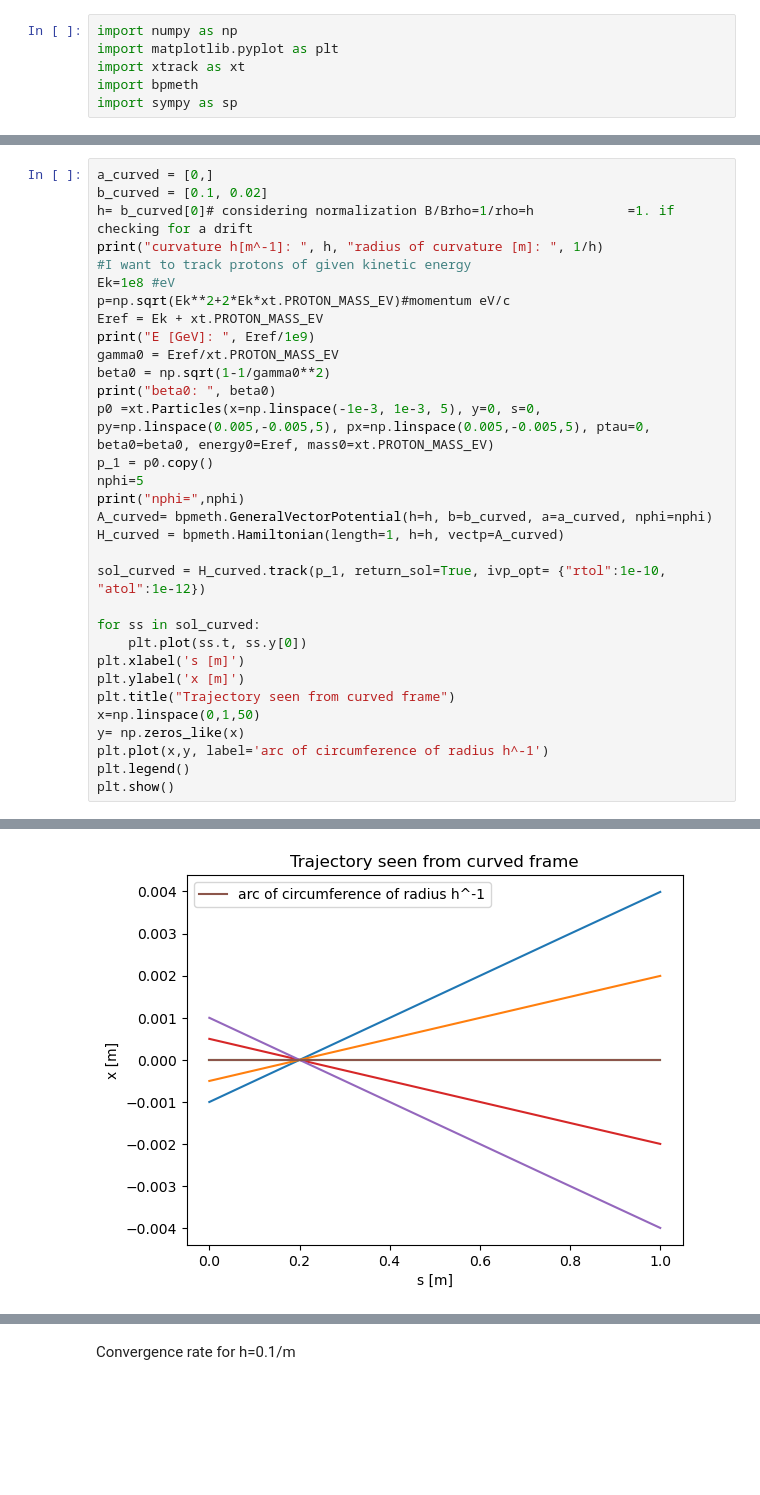
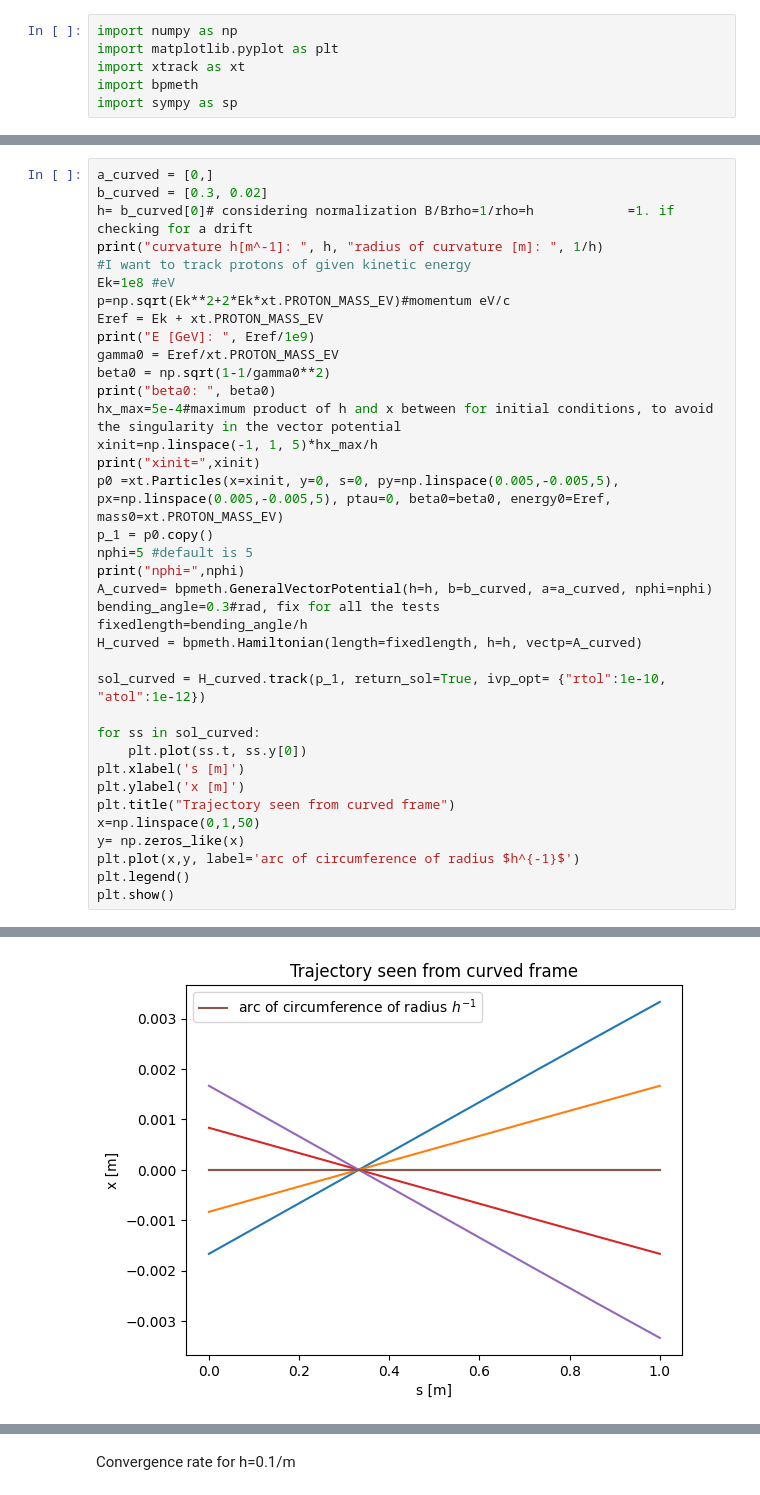
Before and after one commit to marcoliniF/bpmeth, a Jupyter notebook: preliminaryTrials/6.2convergenceChanging_h.ipynb, the cells around one changed output, grey strips where cells are left out. Cells and saved outputs as stored; diff of their text form; blank space fills up the shorter version.

Commit message:
looped test for different maxordx

```diff
--- a/preliminaryTrials/6.2convergenceChanging_h.ipynb
+++ b/preliminaryTrials/6.2convergenceChanging_h.ipynb
@@ -9,6 +11,6 @@ import sympy as sp
 # %%
 a_curved = [0,]
-b_curved = [0.1, 0.02]
+b_curved = [0.3, 0.02]
 h= b_curved[0]# considering normalization B/Brho=1/rho=h            =1. if checking for a drift
 print("curvature h[m^-1]: ", h, "radius of curvature [m]: ", 1/h)
 #I want to track protons of given kinetic energy
@@ -19,12 +21,17 @@ print("E [GeV]: ", Eref/1e9)
 gamma0 = Eref/xt.PROTON_MASS_EV
 beta0 = np.sqrt(1-1/gamma0**2)
 print("beta0: ", beta0)
-p0 =xt.Particles(x=np.linspace(-1e-3, 1e-3, 5), y=0, s=0, py=np.linspace(0.005,-0.005,5), px=np.linspace(0.005,-0.005,5), ptau=0, beta0=beta0, energy0=Eref, mass0=xt.PROTON_MASS_EV)
+hx_max=5e-4#maximum product of h and x between for initial conditions, to avoid the singularity in the vector potential
+xinit=np.linspace(-1, 1, 5)*hx_max/h
+print("xinit=",xinit)
+p0 =xt.Particles(x=xinit, y=0, s=0, py=np.linspace(0.005,-0.005,5), px=np.linspace(0.005,-0.005,5), ptau=0, beta0=beta0, energy0=Eref, mass0=xt.PROTON_MASS_EV)
 p_1 = p0.copy()
-nphi=5
+nphi=5 #default is 5
 print("nphi=",nphi)
 A_curved= bpmeth.GeneralVectorPotential(h=h, b=b_curved, a=a_curved, nphi=nphi)
-H_curved = bpmeth.Hamiltonian(length=1, h=h, vectp=A_curved)
+bending_angle=0.3#rad, fix for all the tests
+fixedlength=bending_angle/h
+H_curved = bpmeth.Hamiltonian(length=fixedlength, h=h, vectp=A_curved)
 
 sol_curved = H_curved.track(p_1, return_sol=True, ivp_opt= {"rtol":1e-10, "atol":1e-12})
 
@@ -35,7 +42,7 @@ plt.ylabel('x [m]')
 plt.title("Trajectory seen from curved frame")
 x=np.linspace(0,1,50)
 y= np.zeros_like(x)
-plt.plot(x,y, label='arc of circumference of radius h^-1')
+plt.plot(x,y, label='arc of circumference of radius $h^{-1}$')
 plt.legend()
 plt.show()
 # %% [output]
@@ -45,5 +53,5 @@ beta0:  0.42819548497881543
 nphi= 5
-[figure, old version]
+[figure, new version]
 # %%
 expansion_curved = bpmeth.FieldExpansion(a=a_curved, b=b_curved, h=h, nphi=5)#, nphi=nphi)
 phi_curved = expansion_curved.get_phi()
```
Also changed, not shown: parts of 26 cells of this notebook.
